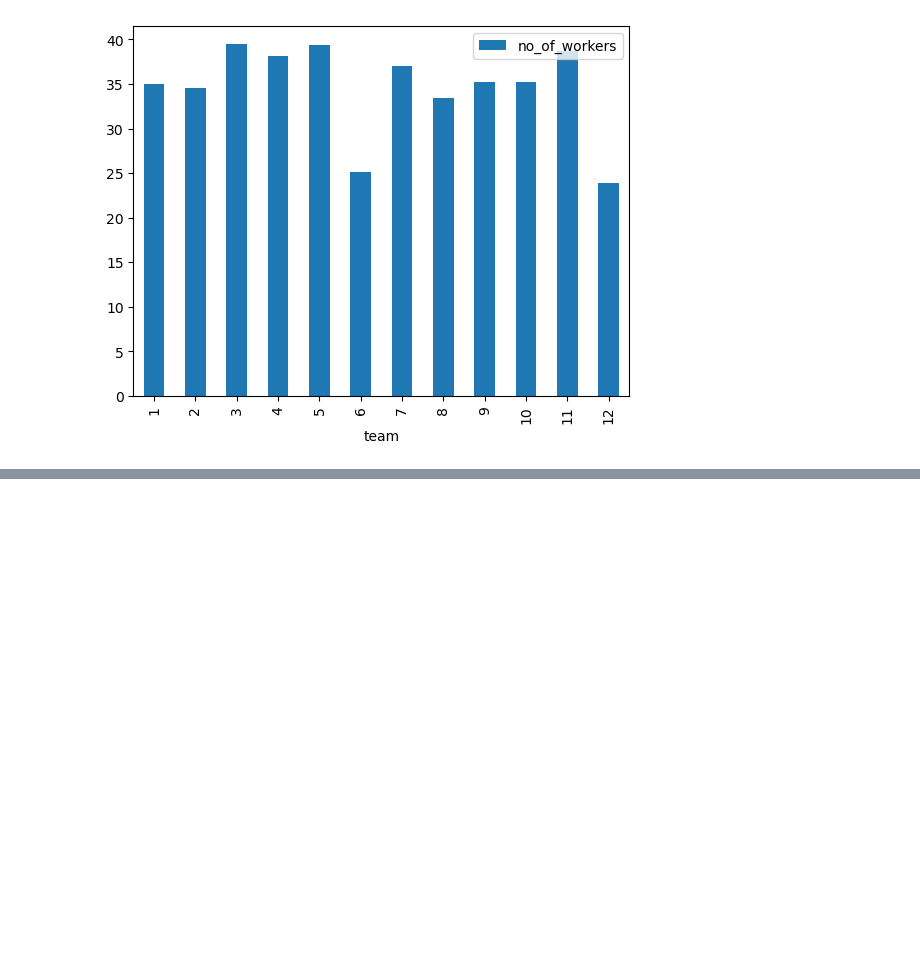
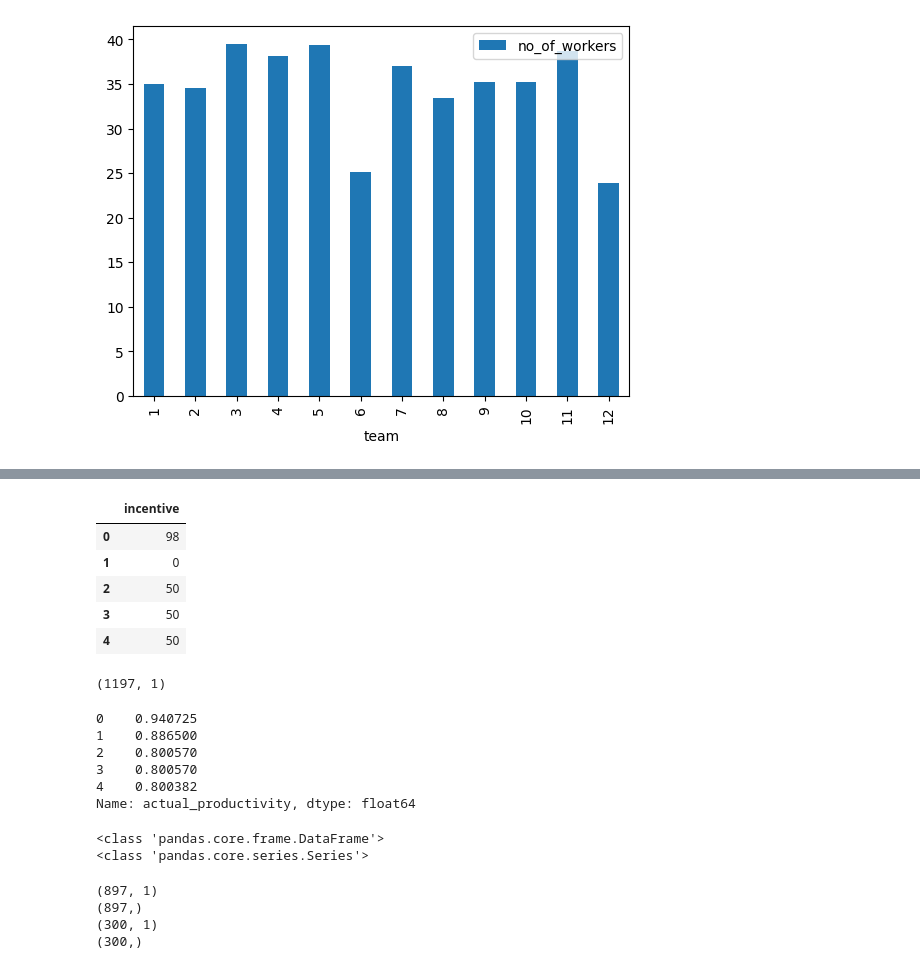
Before and after one commit to wilmarc/Proyecto1ACTD, a Jupyter notebook: DataProcess_P1.ipynb, the cells around one changed output, grey strips where cells are left out. Drawn from its saved outputs; the diff is of its cells as text; code cells hidden in the pictures; blank space fills up the shorter version.

```diff
--- a/DataProcess_P1.ipynb
+++ b/DataProcess_P1.ipynb
@@ -256,0 +352,38 @@ SyntaxError: invalid syntax (2123317101.py, line 2)
+# %%
+# nombres de características
+features = ['incentive']
+
+# dataframe de características
+X = df[features]
+
+X.head()
+# %% [output]
+|  | incentive |
+| 0 | 98 |
+| 1 | 0 |
+| 2 | 50 |
+| 3 | 50 |
+| 4 | 50 |
+# %%
+X.shape
+# %% [output]
+(1197, 1)
+# %%
+# variable de respuesta
+y = df['actual_productivity']
+
+y.head()
+# %% [output]
+0    0.940725
+1    0.886500
+2    0.800570
+3    0.800570
+4    0.800382
+Name: actual_productivity, dtype: float64
+# %%
+# tipos de X y y
+print(type(X))
+print(type(y))
+# %% [output]
+<class 'pandas.core.frame.DataFrame'>
+<class 'pandas.core.series.Series'>
@@ -256,0 +394,11 @@ SyntaxError: invalid syntax (2123317101.py, line 2)
+# %%
+# tamaños
+print(X_train.shape)
+print(y_train.shape)
+print(X_test.shape)
+print(y_test.shape)
+# %% [output]
+(897, 1)
+(897,)
+(300, 1)
+(300,)
```
Also changed, not shown: parts of 22 cells of this notebook.
